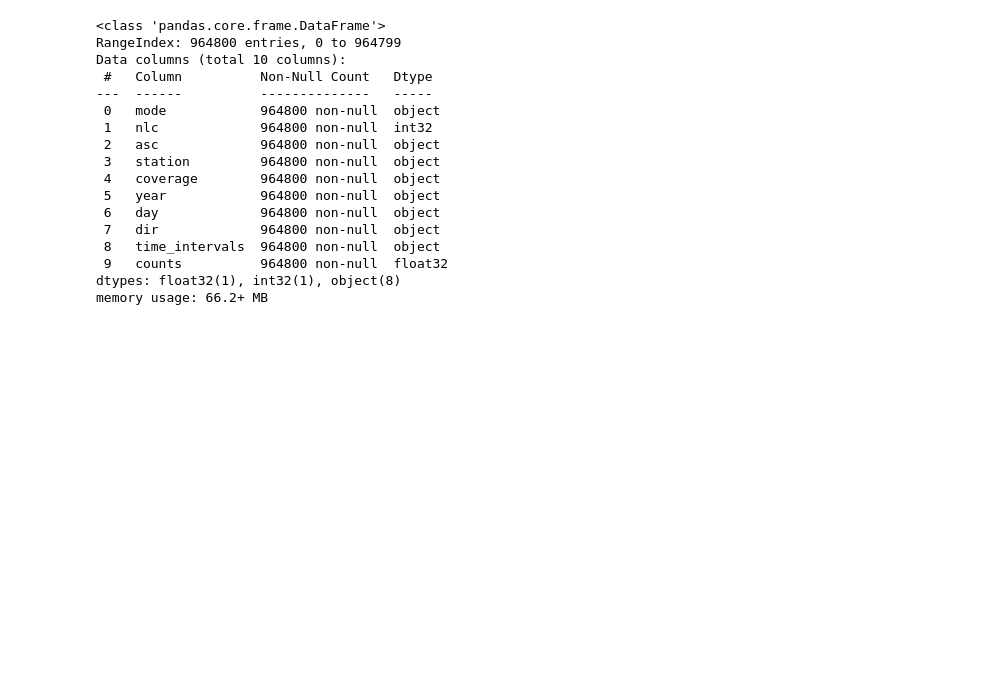
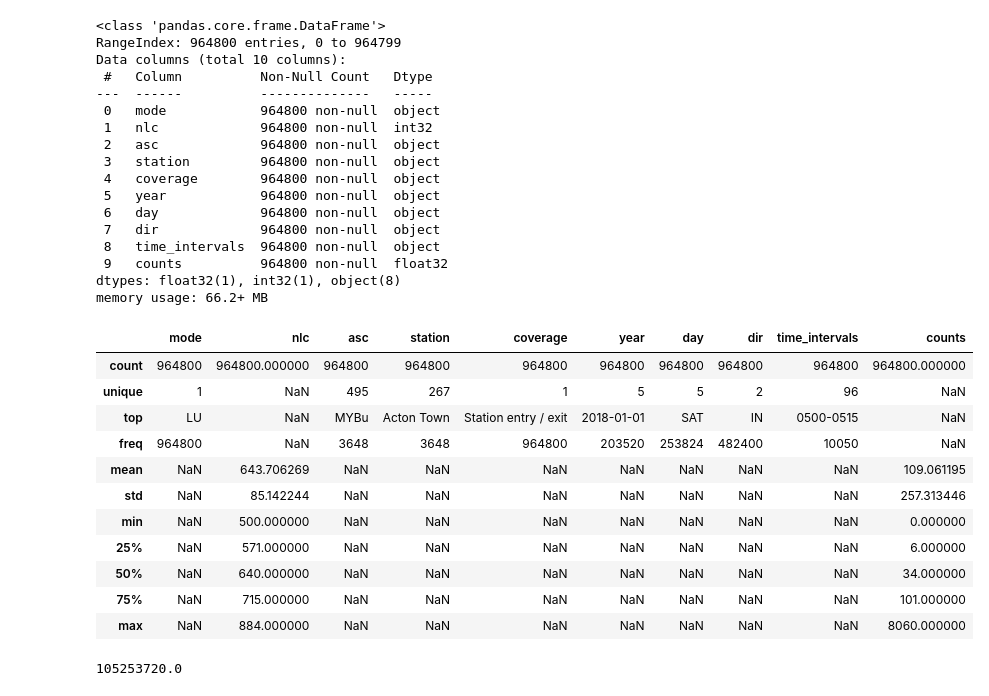
Before and after one commit to chidike10/Towards-a-Tube-Twin-passenger-forecasting-project, a Jupyter notebook: Workbook/Data_Cleaning_and_EDA_Notebook.ipynb, the cells around one changed output. Drawn from its saved outputs; the diff is of its cells as text; code cells hidden in the pictures; blank space fills up the shorter version.

```diff
--- a/Workbook/Data_Cleaning_and_EDA_Notebook.ipynb
+++ b/Workbook/Data_Cleaning_and_EDA_Notebook.ipynb
@@ -276,3 +276,22 @@ Data columns (total 10 columns):
  9   counts          964800 non-null  float32
 dtypes: float32(1), int32(1), object(8)
 memory usage: 66.2+ MB
+# %%
+melted_time_interval_df.describe(include='all')
+# %% [output]
+|  | mode | nlc | asc | station | coverage | year | day | dir | time_intervals | counts |
+| count | 964800 | 964800.000000 | 964800 | 964800 | 964800 | 964800 | 964800 | 964800 | 964800 | 964800.000000 |
+| unique | 1 | NaN | 495 | 267 | 1 | 5 | 5 | 2 | 96 | NaN |
+| top | LU | NaN | MYBu | Acton Town | Station entry / exit | 2018-01-01 | SAT | IN | 0500-0515 | NaN |
+| freq | 964800 | NaN | 3648 | 3648 | 964800 | 203520 | 253824 | 482400 | 10050 | NaN |
+| mean | NaN | 643.706269 | NaN | NaN | NaN | NaN | NaN | NaN | NaN | 109.061195 |
+| std | NaN | 85.142244 | NaN | NaN | NaN | NaN | NaN | NaN | NaN | 257.313446 |
+| min | NaN | 500.000000 | NaN | NaN | NaN | NaN | NaN | NaN | NaN | 0.000000 |
+| 25% | NaN | 571.000000 | NaN | NaN | NaN | NaN | NaN | NaN | NaN | 6.000000 |
+| 50% | NaN | 640.000000 | NaN | NaN | NaN | NaN | NaN | NaN | NaN | 34.000000 |
+| 75% | NaN | 715.000000 | NaN | NaN | NaN | NaN | NaN | NaN | NaN | 101.000000 |
+| max | NaN | 884.000000 | NaN | NaN | NaN | NaN | NaN | NaN | NaN | 8060.000000 |
+# %%
+melted_time_interval_df['counts'].sum() # Keeping a record of our total counts figures.
+# %% [output]
+105253720.0
```
Also changed, not shown: parts of 10 cells of this notebook.
